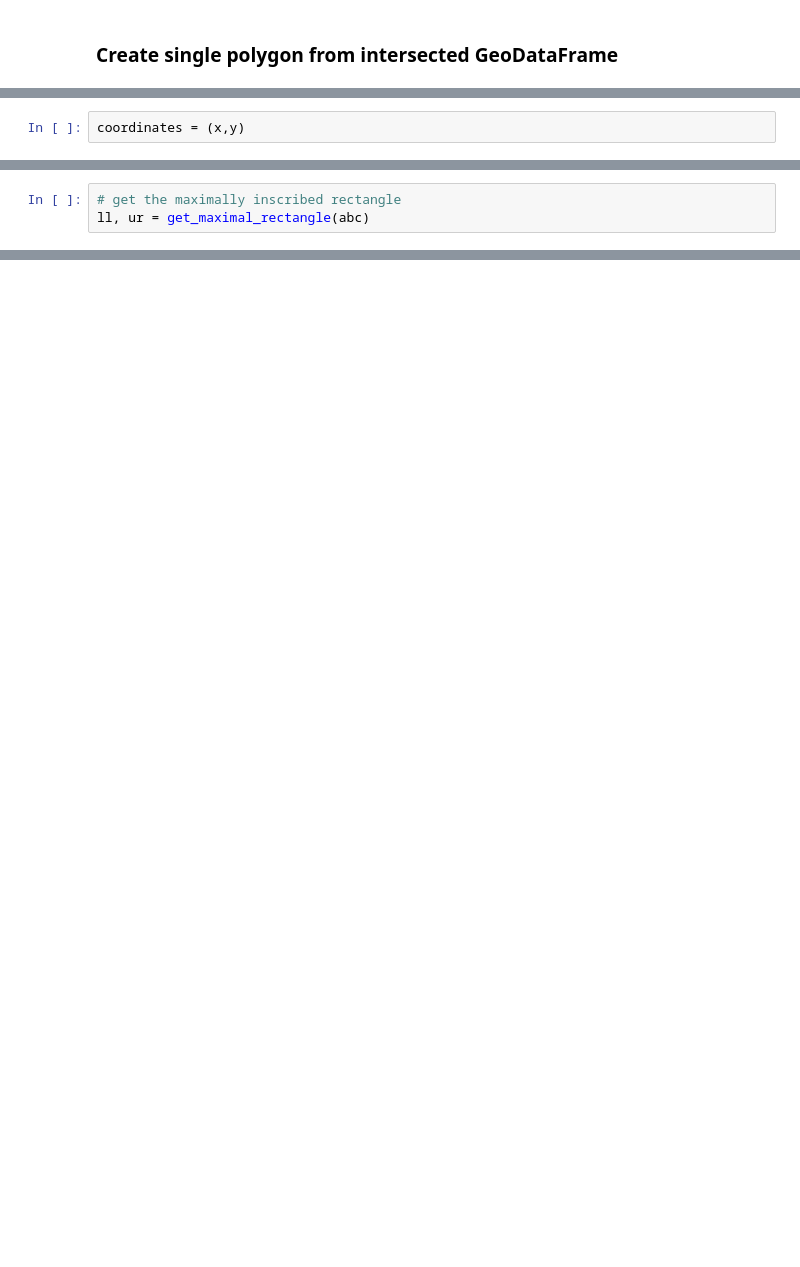
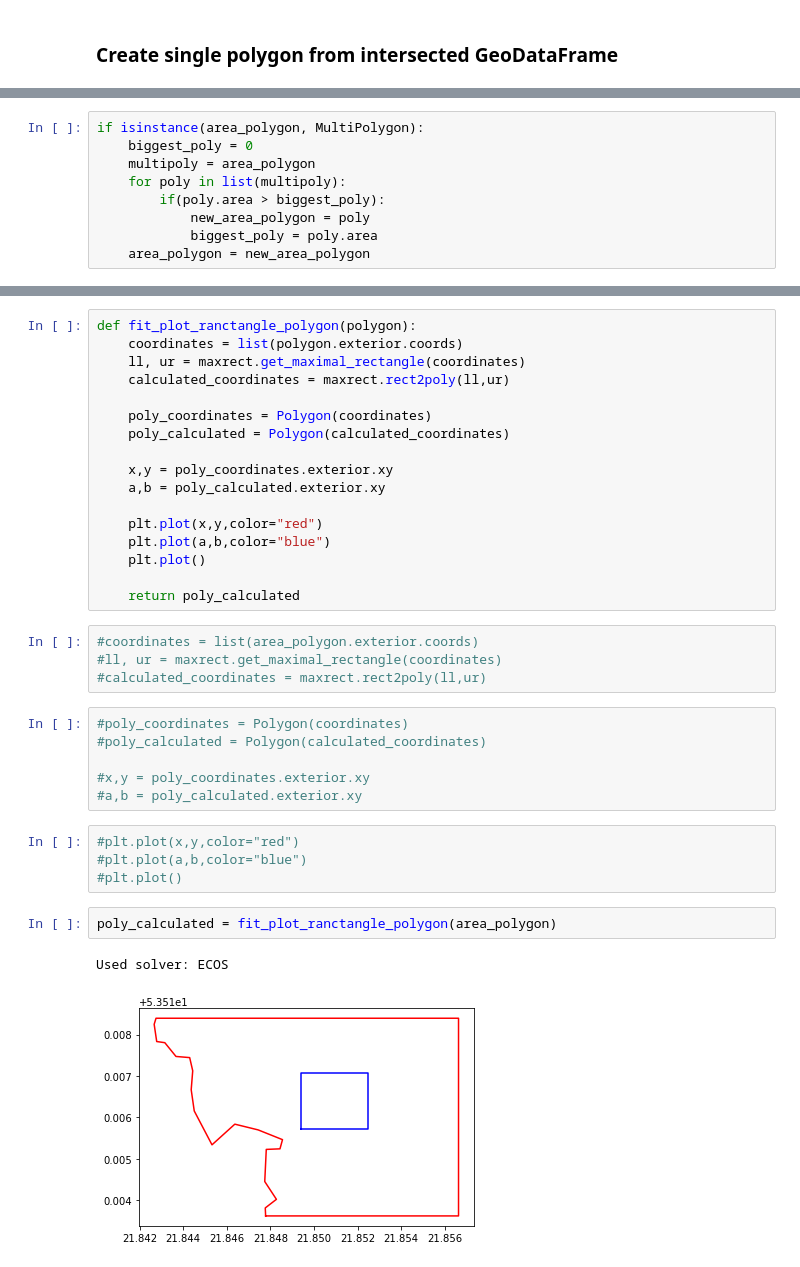
Before and after one commit to dnstankiewicz/OSM_PVfarmPotential, a Jupyter notebook: JupyterNotebooks/Landuse_processing.ipynb, the cells around one changed output, grey strips where cells are left out. Saved outputs shown, nothing was run; the diff lists cells and outputs as text; blank space fills up the shorter version.

```diff
--- a/JupyterNotebooks/Landuse_processing.ipynb
+++ b/JupyterNotebooks/Landuse_processing.ipynb
@@ -111,2 +132,0 @@ coordinates_arrray = []
-# %%
-coordinates = (x,y)
@@ -117,3 +132,0 @@ list(zipped)
-# %%
-# get the maximally inscribed rectangle
-ll, ur = get_maximal_rectangle(abc)
@@ -131,0 +135,9 @@ ch.bounds
+# %%
+if isinstance(area_polygon, MultiPolygon):
+    biggest_poly = 0
+    multipoly = area_polygon
+    for poly in list(multipoly):
+        if(poly.area > biggest_poly):
+            new_area_polygon = poly
+            biggest_poly = poly.area
+    area_polygon = new_area_polygon
@@ -131,0 +249,36 @@ ch.bounds
+# %%
+def fit_plot_ranctangle_polygon(polygon):
+    coordinates = list(polygon.exterior.coords)
+    ll, ur = maxrect.get_maximal_rectangle(coordinates)
+    calculated_coordinates = maxrect.rect2poly(ll,ur)
+
+    poly_coordinates = Polygon(coordinates)
+    poly_calculated = Polygon(calculated_coordinates)
+
+    x,y = poly_coordinates.exterior.xy
+    a,b = poly_calculated.exterior.xy
+
+    plt.plot(x,y,color="red")
+    plt.plot(a,b,color="blue")
+    plt.plot()
+
+    return poly_calculated
+# %%
+#coordinates = list(area_polygon.exterior.coords)
+#ll, ur = maxrect.get_maximal_rectangle(coordinates)
+#calculated_coordinates = maxrect.rect2poly(ll,ur)
+# %%
+#poly_coordinates = Polygon(coordinates)
+#poly_calculated = Polygon(calculated_coordinates)
+
+#x,y = poly_coordinates.exterior.xy
+#a,b = poly_calculated.exterior.xy
+# %%
+#plt.plot(x,y,color="red")
+#plt.plot(a,b,color="blue")
+#plt.plot()
+# %%
+poly_calculated = fit_plot_ranctangle_polygon(area_polygon)
+# %% [output]
+Used solver: ECOS
+[figure, added]
```
Also changed, not shown: parts of 117 cells of this notebook.
